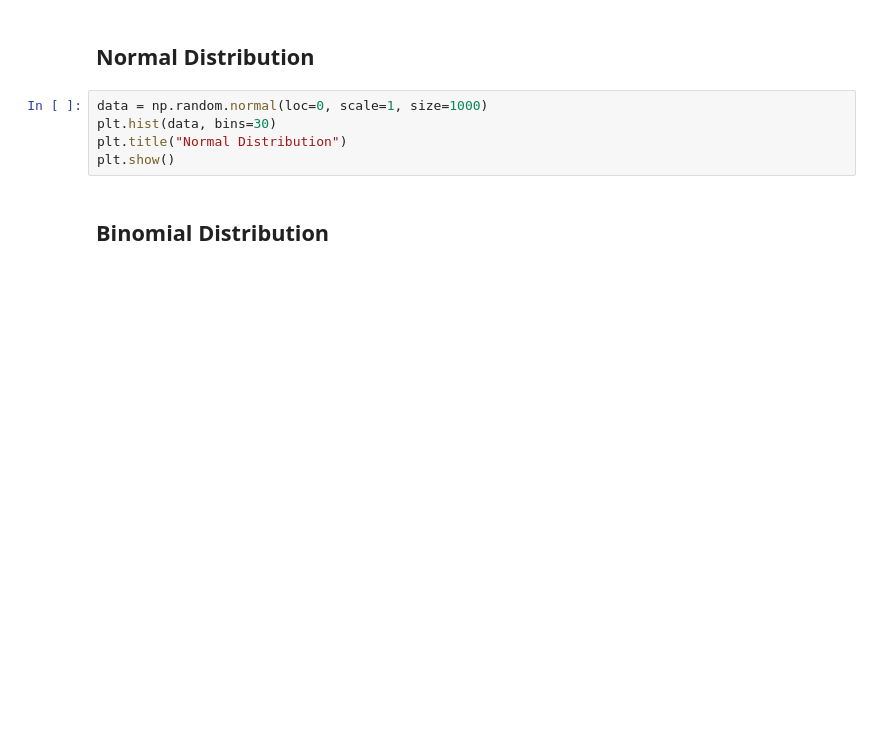
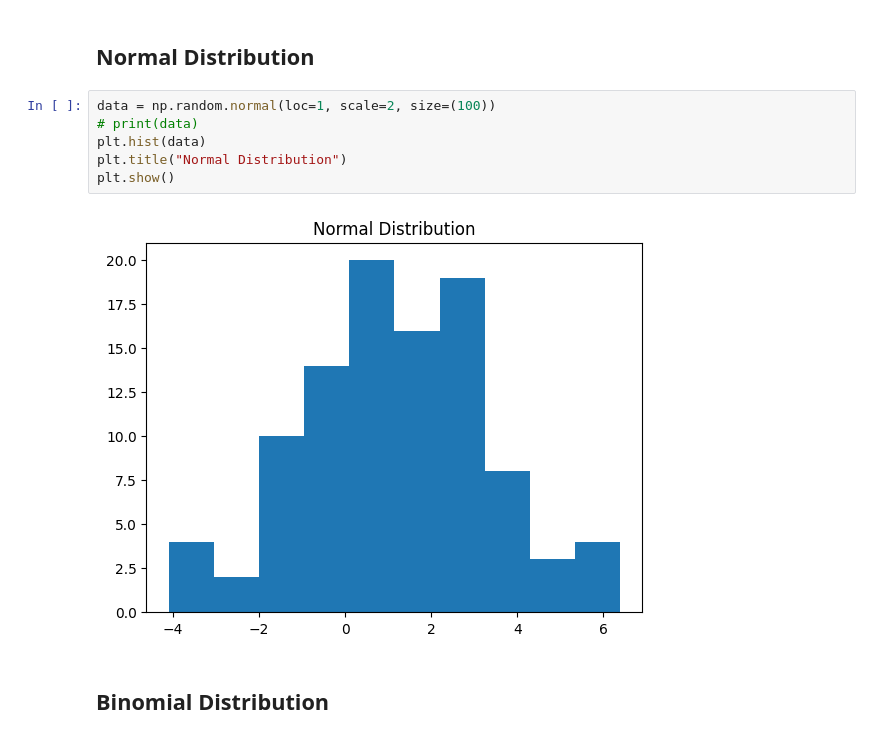
Before and after one commit to hossainsiam133/Machine-Learning, a Jupyter notebook: NumPy/02_NumPy_Random.ipynb, the cells around one changed output. Cells and saved outputs as stored; diff of their text form; blank space fills up the shorter version.

```diff
--- a/NumPy/02_NumPy_Random.ipynb
+++ b/NumPy/02_NumPy_Random.ipynb
@@ -43,10 +61,13 @@ sns.histplot(np.random.normal(size=1000), kde=True)
 # %% [markdown]
 ## Normal Distribution
 # %%
-data = np.random.normal(loc=0, scale=1, size=1000)
-plt.hist(data, bins=30)
+data = np.random.normal(loc=1, scale=2, size=(100))
+# print(data)
+plt.hist(data)
 plt.title("Normal Distribution")
 plt.show()
+# %% [output]
+[figure, added]
 # %% [markdown]
 ## Binomial Distribution
 # %%
```
Also changed, not shown: parts of 5 cells of this notebook.
